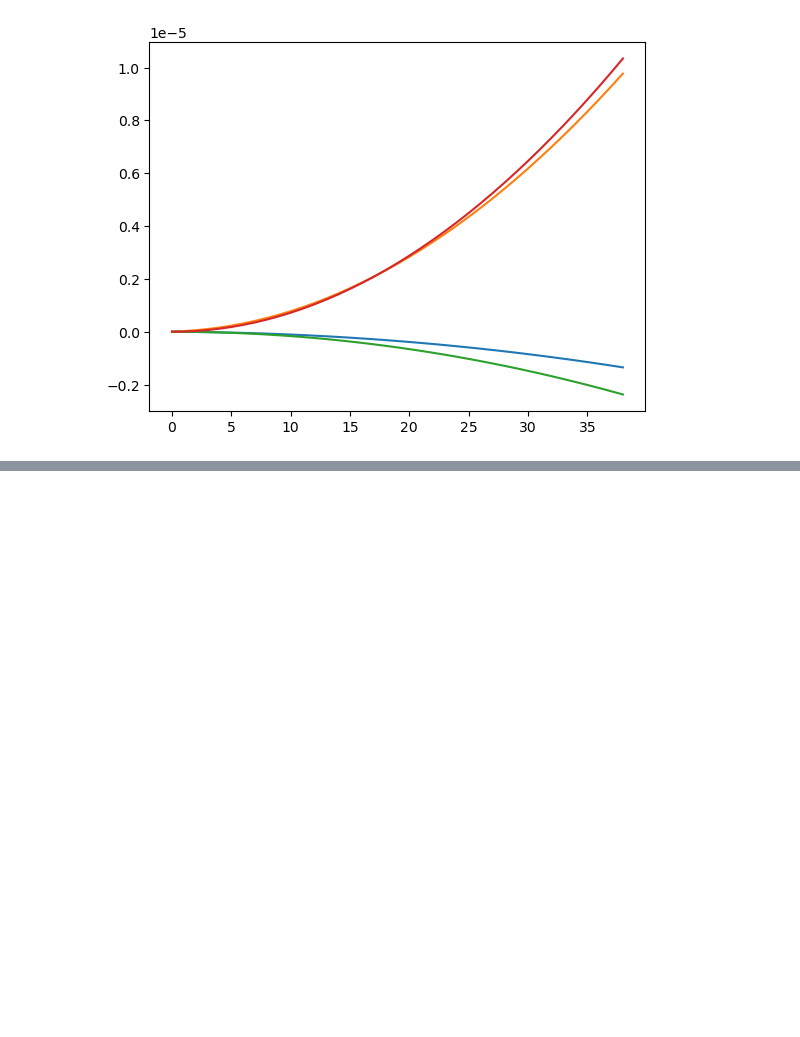
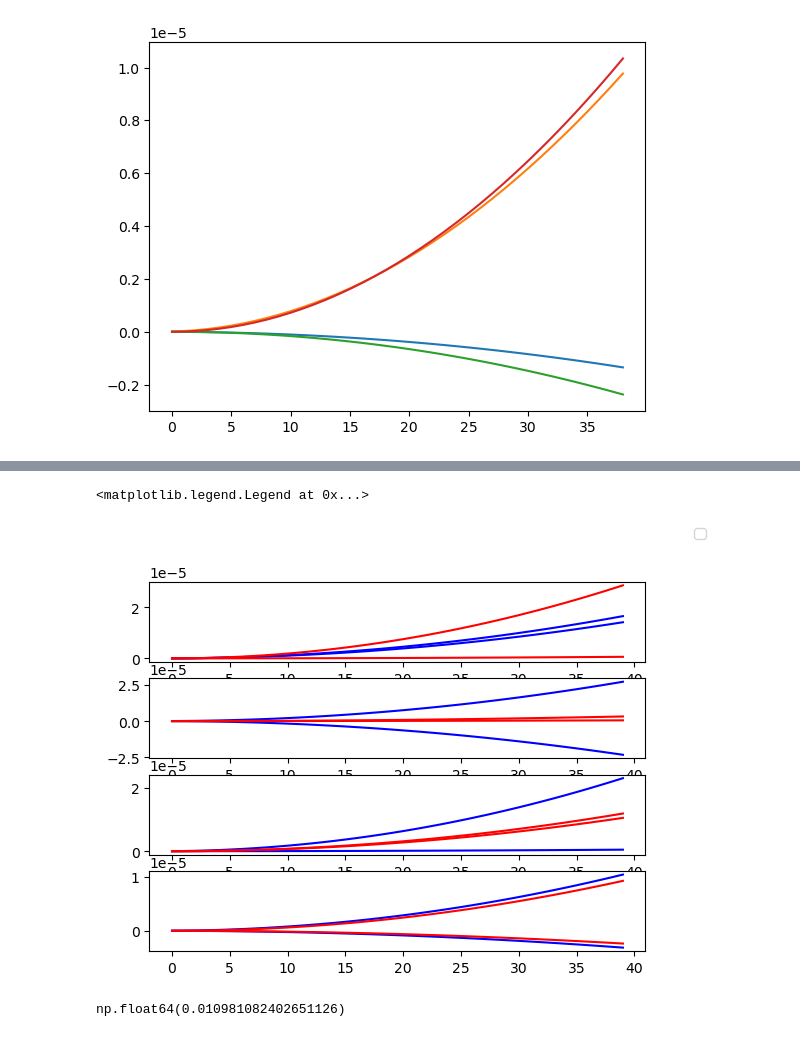
Before and after one commit to jgezelter/ImgDiff, a Jupyter notebook: PBG/square-lattice-legume.ipynb, the cells around one changed output, grey strips where cells are left out. Saved outputs shown, nothing was run; the diff lists cells and outputs as text; code cells hidden in the pictures; blank space fills up the shorter version.

Commit message:
running band structure FOM function

```diff
--- a/PBG/square-lattice-legume.ipynb
+++ b/PBG/square-lattice-legume.ipynb
@@ -124,0 +153,3 @@ IndexError: index 20 is out of bounds for axis 0 with size 20
+# %%
+vals, counts = np.unique(test_freqs.round(7), return_counts=True)
+vals[counts>1]
@@ -124,0 +160,11 @@ IndexError: index 20 is out of bounds for axis 0 with size 20
+# %%
+path = lattice.bz_path([[0,0], [0.015,0], [0.0106, 0.0106], [0,0]], [40,1,40])
+band_locs = np.ndarray((len(vals[counts>1]), 2, 40, 2))
+for i in range(len(vals[counts>1])):
+    gme.run(kpoints=path["kpoints"],
+        gmode_inds = [0,1,2,3,4,5,6],
+        numeig=2,
+        eig_sigma = vals[counts>1][i],
+        verbose = True)
+    band_locs[i][0]=gme.freqs[0:40]
+    band_locs[i][1]=-np.flip(gme.freqs[-41:-1], 0)
@@ -124,0 +189,18 @@ IndexError: index 20 is out of bounds for axis 0 with size 20
+# %%
+fig, ax = plt.subplots(len(vals[counts>1]))
+
+for i in range(len(vals[counts>1])):
+    M=-band_locs[i][1]+band_locs[i][1][0][0]
+    X=band_locs[i][0]-band_locs[i][0][0][0]
+    ax[i].plot(M, color = "blue")
+    ax[i].plot(X, color = "red")
+fig.legend()
+# %% [output]
+<matplotlib.legend.Legend at 0x...>
+[figure, added]
+# %%
+dist_to_band=abs(abs(band_locs[(band_locs.sum(axis=1)**2).sum(axis=(1,2)) == min((band_locs.sum(axis=1)**2).sum(axis=(1,2)))][0])-band_locs[(band_locs.sum(axis=1)**2).sum(axis=(1,2)) == min((band_locs.sum(axis=1)**2).sum(axis=(1,2)))][0][0][0]).min(axis=(0,2))
+ks= np.array(range(40)) *0.015/40
+np.polyfit(ks,dist_to_band, deg=2)[0]
+# %% [output]
+np.float64(0.010981082402651126)
```
Also changed, not shown: parts of 9 cells of this notebook, 3 other files.
